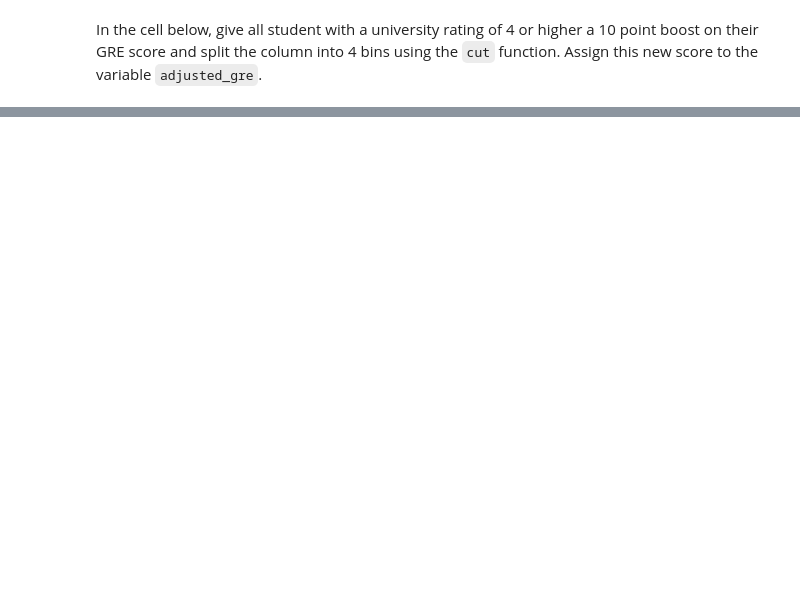
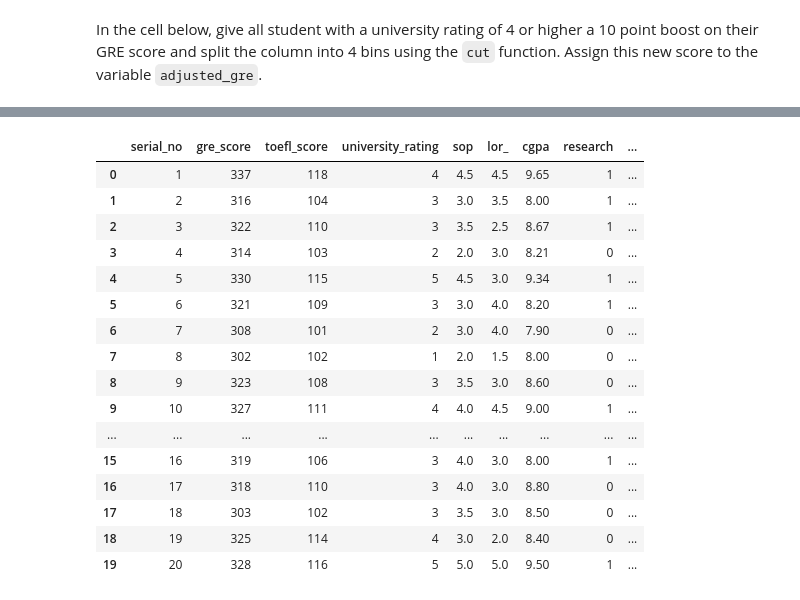
Before and after one commit to Marinasel86/lab-advanced-pandas, a Jupyter notebook: your-code/main.ipynb, the cells around one changed output, grey strips where cells are left out. Saved outputs shown, nothing was run; the diff lists cells and outputs as text; code cells hidden in the pictures; blank space fills up the shorter version.

```diff
--- a/your-code/main.ipynb
+++ b/your-code/main.ipynb
@@ -282,6 +281,3 @@ std_columns = ['CGPA_std', 'GRE_std', 'LOR_std']
 decision_choice = choices(std_columns, k=admissions.shape[0])
 # %% [markdown]
 Now create the deciding column using the `lookup` function. The lookup column is `decision_choice` found above. Call the column resulting from the lookup function `deciding_column` and add it to the `admissions` dataframe.
-# %%
-admissions_new['deciding_column'] = admissions_new.loc(admissions_new.index, decision_choice)
-admissions_new.head()
@@ -305,0 +311,5 @@ In the cell below, remove all non character symbols from the column names, repla
+# %%
+admissions_new.columns = admissions_new.columns.str.lower()
+admissions_new.rename(columns = lambda x: x.replace(' ', '_'), inplace = True)
+admissions_new.rename(columns = lambda x: x.strip('.'), inplace = True)
+admissions_new.head()
@@ -309,0 +334,24 @@ In the cell below, give all student with a university rating of 4 or higher a 10
+# %%
+admissions_new['adjusted_gre'] =admissions_new.apply(lambda row: row['gre_score'] + 10 if row['university_rating'] >= 4 else row['gre_score'], axis=1)
+# %%
+admissions_new['adjusted_gre_bins'] = pd.cut(admissions_new['adjusted_gre'], bins=4, labels=['Low', 'Medium', 'High', 'Very High'])
+# %%
+admissions_new.head(20)
+# %% [output]
+|  | serial_no | gre_score | toefl_score | university_rating | sop | lor_ | cgpa | research | ... |
+| 0 | 1 | 337 | 118 | 4 | 4.5 | 4.5 | 9.65 | 1 | ... |
+| 1 | 2 | 316 | 104 | 3 | 3.0 | 3.5 | 8.00 | 1 | ... |
+| 2 | 3 | 322 | 110 | 3 | 3.5 | 2.5 | 8.67 | 1 | ... |
+| 3 | 4 | 314 | 103 | 2 | 2.0 | 3.0 | 8.21 | 0 | ... |
+| 4 | 5 | 330 | 115 | 5 | 4.5 | 3.0 | 9.34 | 1 | ... |
+| 5 | 6 | 321 | 109 | 3 | 3.0 | 4.0 | 8.20 | 1 | ... |
+| 6 | 7 | 308 | 101 | 2 | 3.0 | 4.0 | 7.90 | 0 | ... |
+| 7 | 8 | 302 | 102 | 1 | 2.0 | 1.5 | 8.00 | 0 | ... |
+| 8 | 9 | 323 | 108 | 3 | 3.5 | 3.0 | 8.60 | 0 | ... |
+| 9 | 10 | 327 | 111 | 4 | 4.0 | 4.5 | 9.00 | 1 | ... |
+| ... | ... | ... | ... | ... | ... | ... | ... | ... | ... |
+| 15 | 16 | 319 | 106 | 3 | 4.0 | 3.0 | 8.00 | 1 | ... |
+| 16 | 17 | 318 | 110 | 3 | 4.0 | 3.0 | 8.80 | 0 | ... |
+| 17 | 18 | 303 | 102 | 3 | 3.5 | 3.0 | 8.50 | 0 | ... |
+| 18 | 19 | 325 | 114 | 4 | 3.0 | 2.0 | 8.40 | 0 | ... |
+| 19 | 20 | 328 | 116 | 5 | 5.0 | 5.0 | 9.50 | 1 | ... |
```
Also changed, not shown: parts of 9 cells of this notebook.
